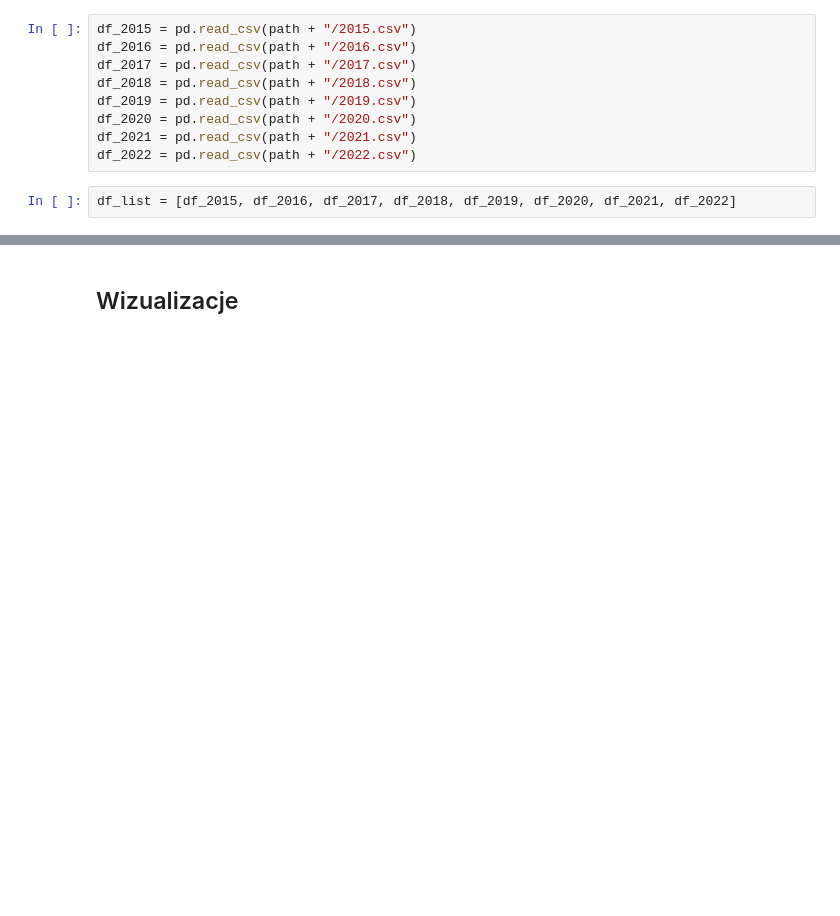
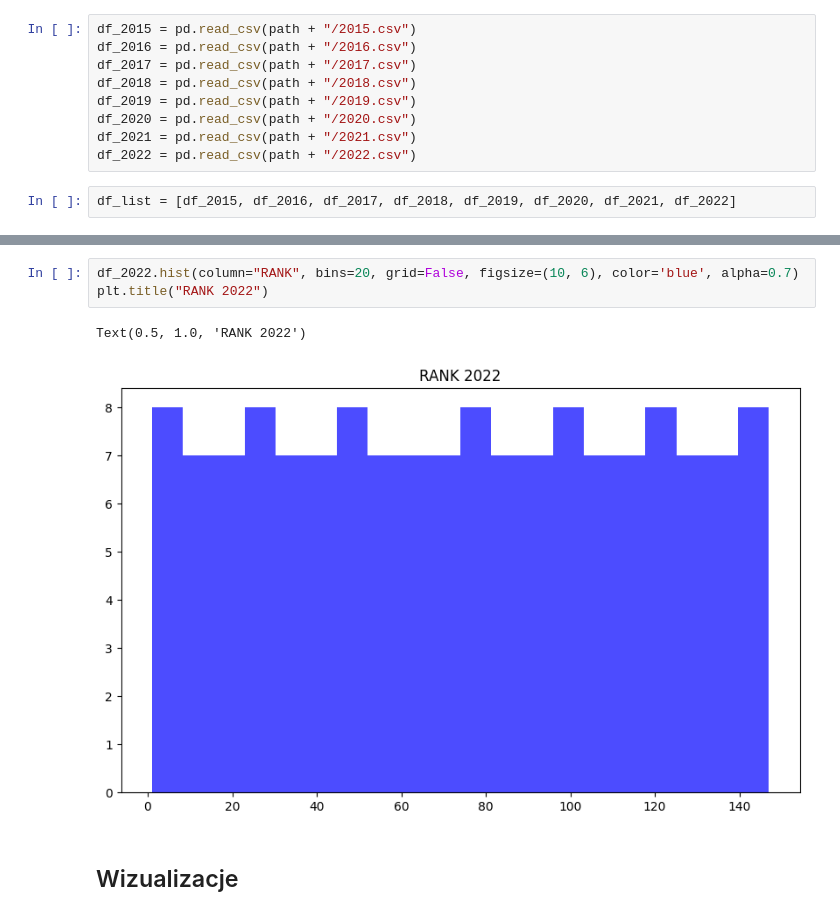
Before and after one commit to Jo-llama/SAD-team, a Jupyter notebook: SAD.ipynb, the cells around one changed output, grey strips where cells are left out. Cells and saved outputs as stored; diff of their text form; blank space fills up the shorter version.

```diff
--- a/SAD.ipynb
+++ b/SAD.ipynb
@@ -112,2 +161,8 @@ display(summary_df_str.style.set_table_styles(styles))
+# %%
+df_2022.hist(column="RANK", bins=20, grid=False, figsize=(10, 6), color='blue', alpha=0.7)
+plt.title("RANK 2022")
+# %% [output]
+Text(0.5, 1.0, 'RANK 2022')
+[figure, added]
 # %% [markdown]
 ## Wizualizacje
```
Also changed, not shown: parts of 11 cells of this notebook.
